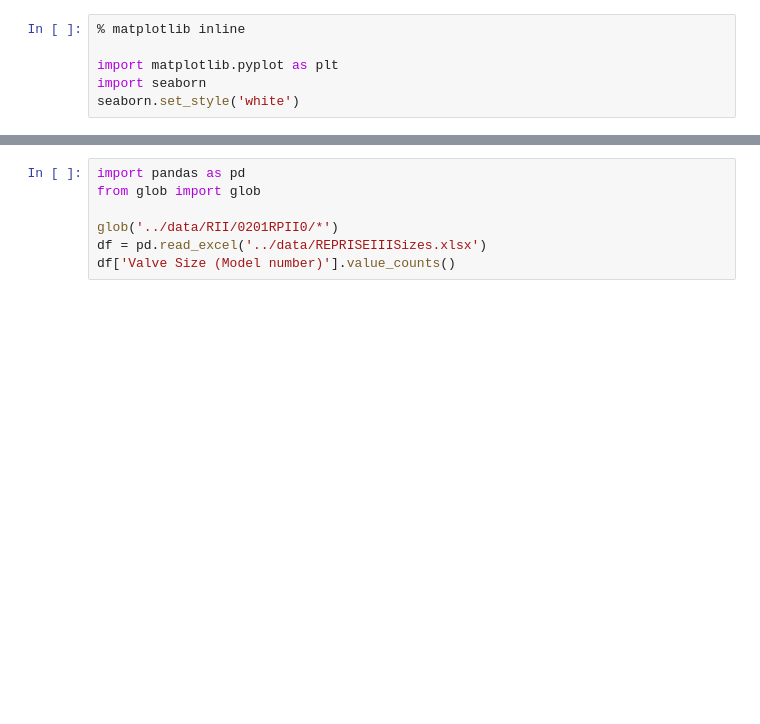
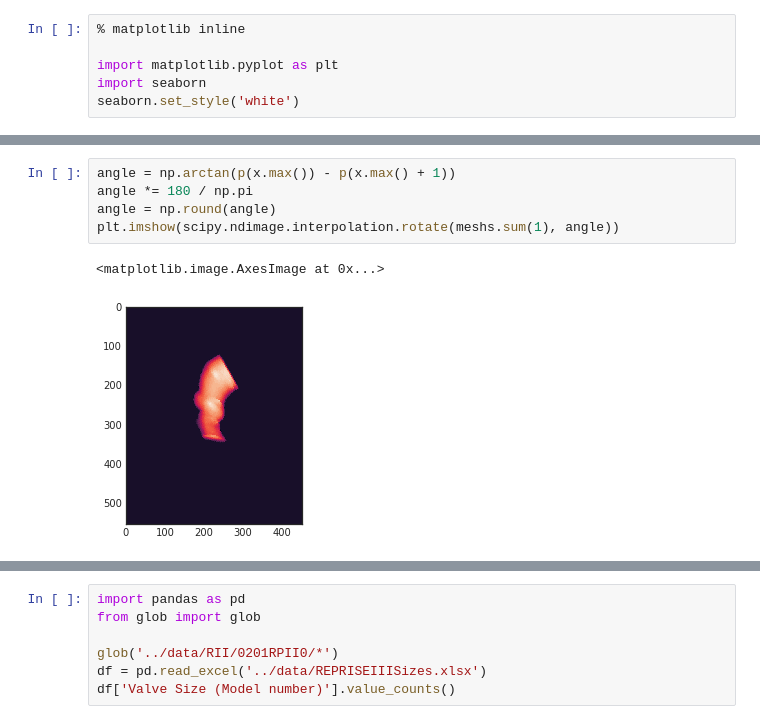
Before and after one commit to vessemer/AortaEstimation, a Jupyter notebook: IPython/2D-Unet.ipynb, the cells around one changed output, grey strips where cells are left out. Cells and saved outputs as stored; diff of their text form; blank space fills up the shorter version.

```diff
--- a/IPython/2D-Unet.ipynb
+++ b/IPython/2D-Unet.ipynb
@@ -29,0 +47,8 @@ meshs = [load_utils.load_mesh(path, meta) for path in meshs]
+# %%
+angle = np.arctan(p(x.max()) - p(x.max() + 1))
+angle *= 180 / np.pi
+angle = np.round(angle)
+plt.imshow(scipy.ndimage.interpolation.rotate(meshs.sum(1), angle))
+# %% [output]
+<matplotlib.image.AxesImage at 0x...>
+[figure, added]
```
Also changed, not shown: parts of 9 cells of this notebook, 2 other files.
